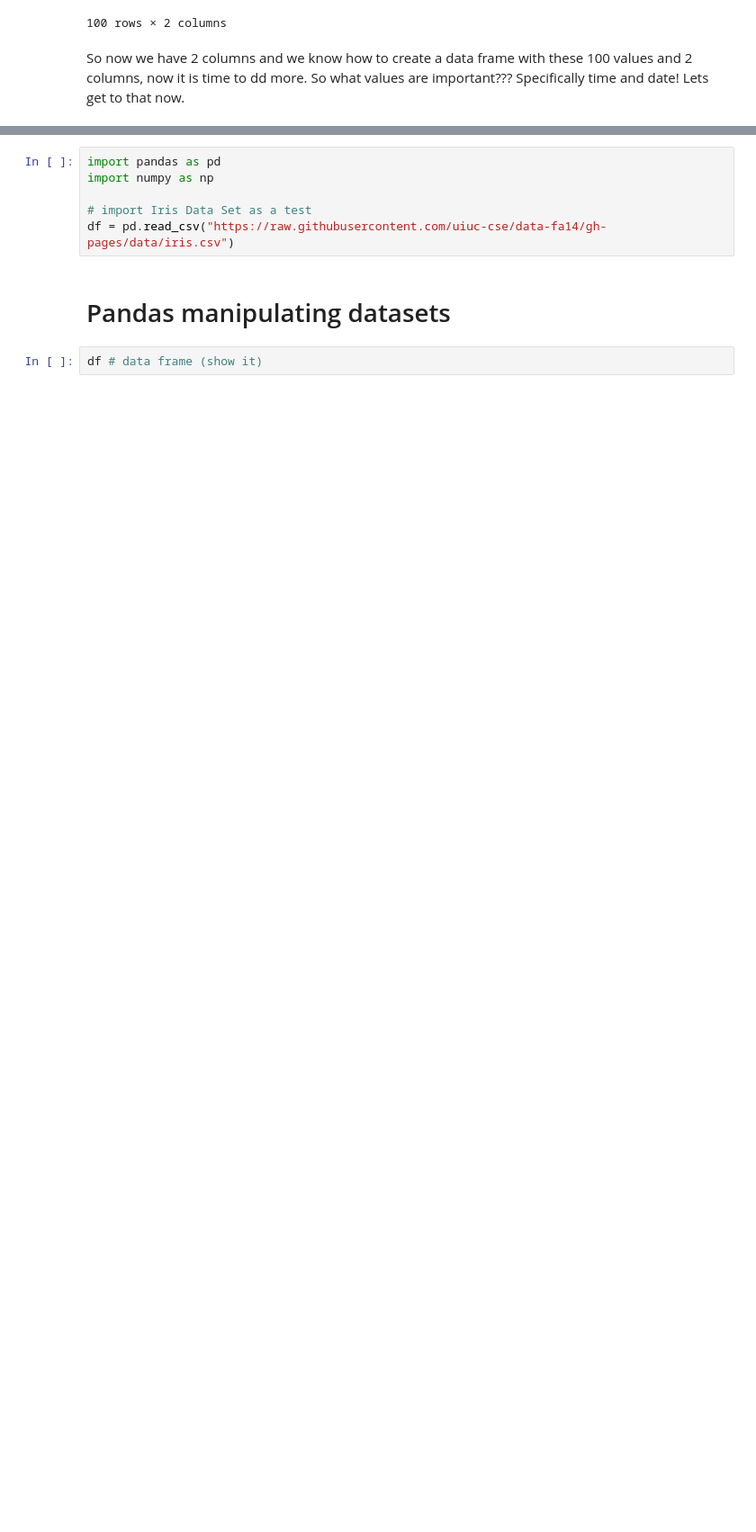
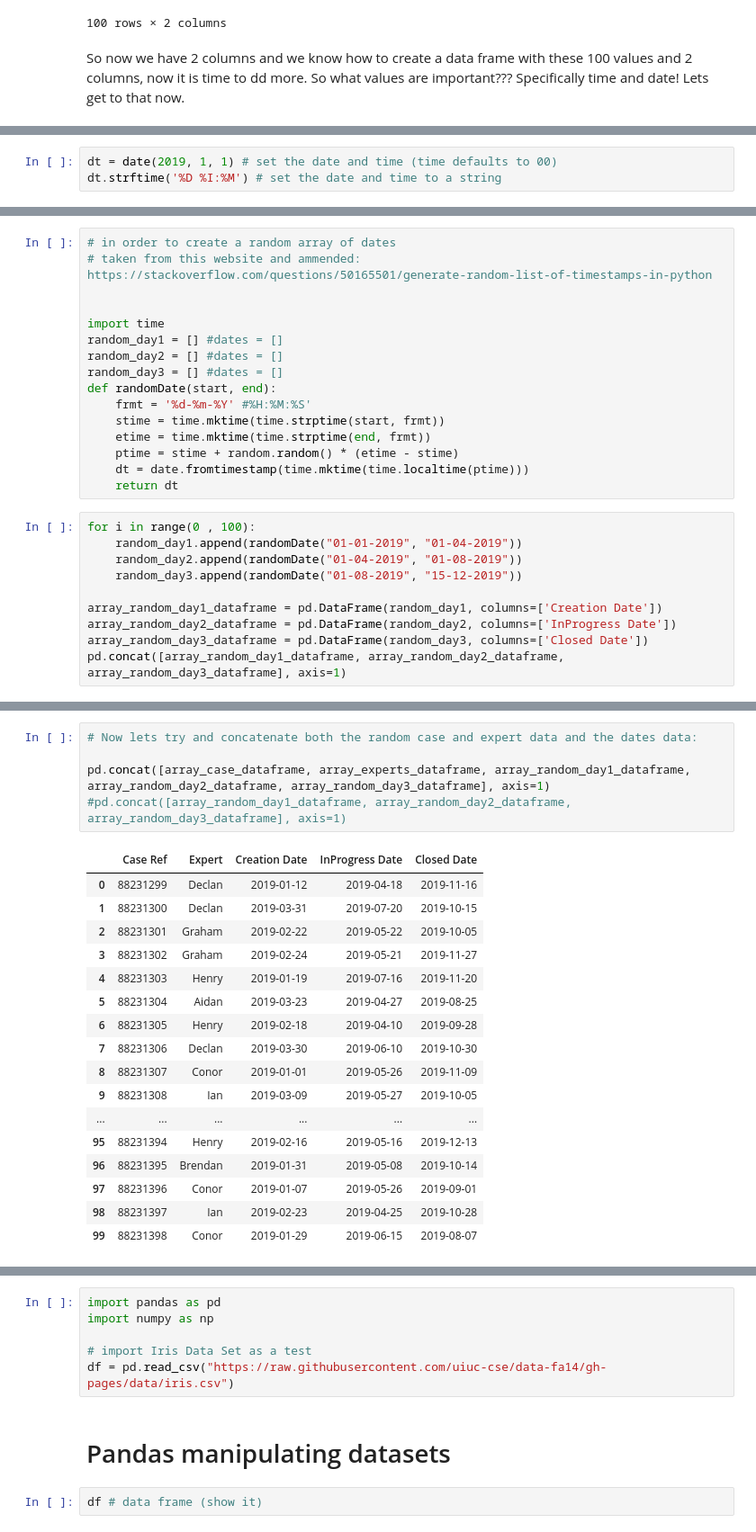
Before and after one commit to taking1fortheteam/ProgrammingForDA_DataSet_13Dec2019, a Jupyter notebook: ProgrammingForDA_Dec2019.ipynb, the cells around one changed output, grey strips where cells are left out. Shown: that part at 90% size. Cells and saved outputs as stored; diff of their text form; blank space fills up the shorter version.

```diff
--- a/ProgrammingForDA_Dec2019.ipynb
+++ b/ProgrammingForDA_Dec2019.ipynb
@@ -259,0 +187,3 @@ ZRBYQOPCIRLO
+# %%
+dt = date(2019, 1, 1) # set the date and time (time defaults to 00)
+dt.strftime('%D %I:%M') # set the date and time to a string
@@ -259,0 +196,26 @@ ZRBYQOPCIRLO
+# %%
+# in order to create a random array of dates
+# taken from this website and ammended: https://stackoverflow.com/questions/50165501/generate-random-list-of-timestamps-in-python
+
+
+import time
+random_day1 = [] #dates = []
+random_day2 = [] #dates = []
+random_day3 = [] #dates = []
+def randomDate(start, end):
+    frmt = '%d-%m-%Y' #%H:%M:%S'
+    stime = time.mktime(time.strptime(start, frmt))
+    etime = time.mktime(time.strptime(end, frmt))
+    ptime = stime + random.random() * (etime - stime)
+    dt = date.fromtimestamp(time.mktime(time.localtime(ptime)))
+    return dt
+# %%
+for i in range(0 , 100):
+    random_day1.append(randomDate("01-01-2019", "01-04-2019"))
+    random_day2.append(randomDate("01-04-2019", "01-08-2019"))
+    random_day3.append(randomDate("01-08-2019", "15-12-2019"))
+
+array_random_day1_dataframe = pd.DataFrame(random_day1, columns=['Creation Date'])
+array_random_day2_dataframe = pd.DataFrame(random_day2, columns=['InProgress Date'])
+array_random_day3_dataframe = pd.DataFrame(random_day3, columns=['Closed Date'])
+pd.concat([array_random_day1_dataframe, array_random_day2_dataframe, array_random_day3_dataframe], axis=1)
@@ -259,0 +241,23 @@ ZRBYQOPCIRLO
+# %%
+# Now lets try and concatenate both the random case and expert data and the dates data:
+
+pd.concat([array_case_dataframe, array_experts_dataframe, array_random_day1_dataframe, array_random_day2_dataframe, array_random_day3_dataframe], axis=1)
+#pd.concat([array_random_day1_dataframe, array_random_day2_dataframe, array_random_day3_dataframe], axis=1)
+# %% [output]
+|  | Case Ref | Expert | Creation Date | InProgress Date | Closed Date |
+| 0 | 88231299 | Declan | 2019-01-12 | 2019-04-18 | 2019-11-16 |
+| 1 | 88231300 | Declan | 2019-03-31 | 2019-07-20 | 2019-10-15 |
+| 2 | 88231301 | Graham | 2019-02-22 | 2019-05-22 | 2019-10-05 |
+| 3 | 88231302 | Graham | 2019-02-24 | 2019-05-21 | 2019-11-27 |
+| 4 | 88231303 | Henry | 2019-01-19 | 2019-07-16 | 2019-11-20 |
+| 5 | 88231304 | Aidan | 2019-03-23 | 2019-04-27 | 2019-08-25 |
+| 6 | 88231305 | Henry | 2019-02-18 | 2019-04-10 | 2019-09-28 |
+| 7 | 88231306 | Declan | 2019-03-30 | 2019-06-10 | 2019-10-30 |
+| 8 | 88231307 | Conor | 2019-01-01 | 2019-05-26 | 2019-11-09 |
+| 9 | 88231308 | Ian | 2019-03-09 | 2019-05-27 | 2019-10-05 |
+| ... | ... | ... | ... | ... | ... |
+| 95 | 88231394 | Henry | 2019-02-16 | 2019-05-16 | 2019-12-13 |
+| 96 | 88231395 | Brendan | 2019-01-31 | 2019-05-08 | 2019-10-14 |
+| 97 | 88231396 | Conor | 2019-01-07 | 2019-05-26 | 2019-09-01 |
+| 98 | 88231397 | Ian | 2019-02-23 | 2019-04-25 | 2019-10-28 |
+| 99 | 88231398 | Conor | 2019-01-29 | 2019-06-15 | 2019-08-07 |
```
Also changed, not shown: parts of 40 cells of this notebook, 1 other file.
